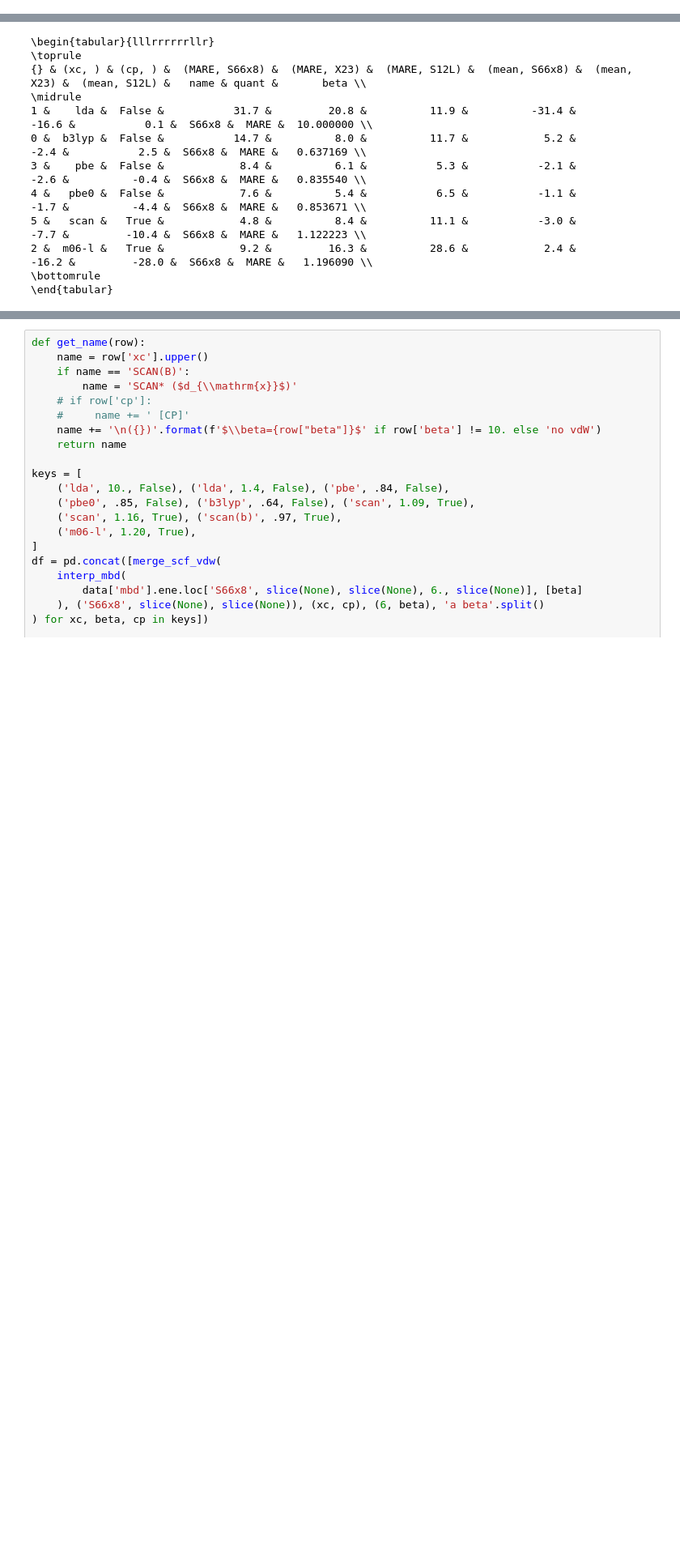
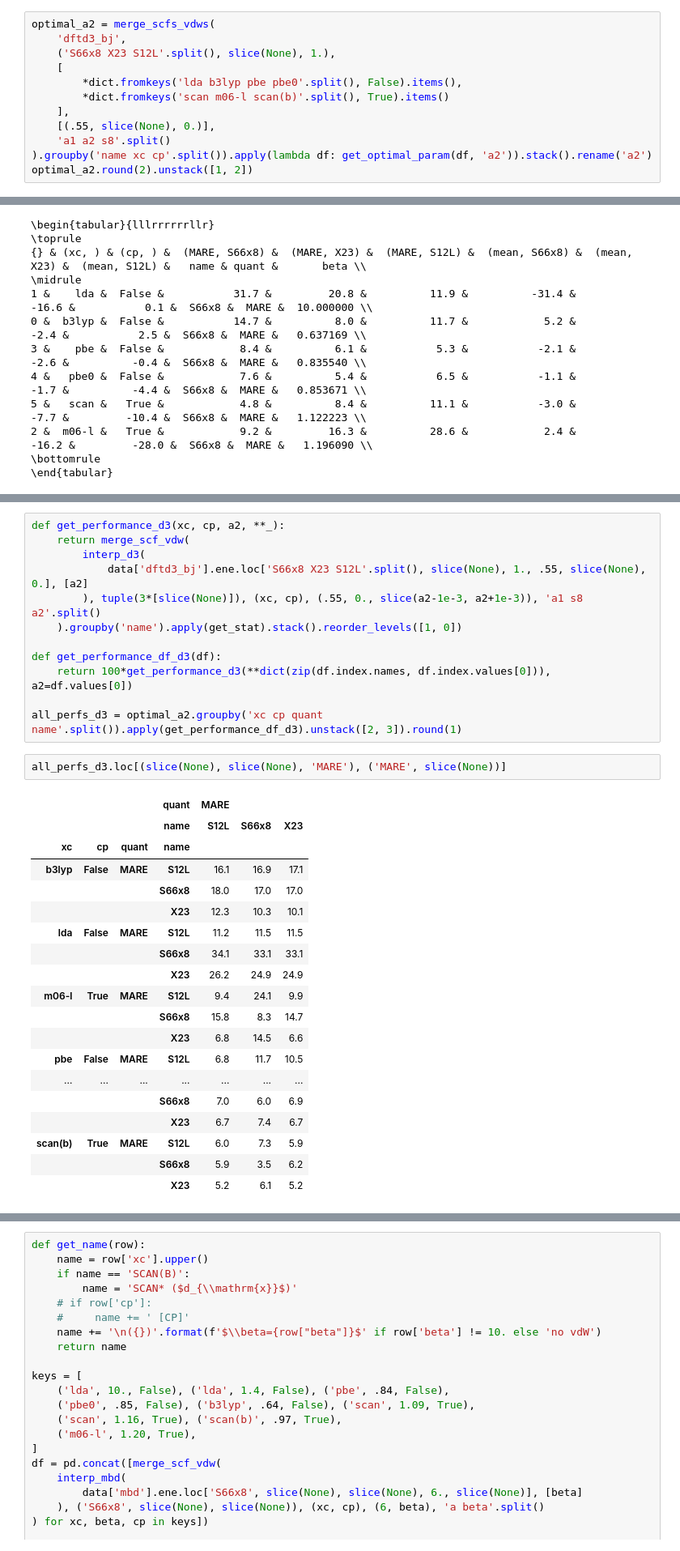
Before and after one commit to azag0/dft-vdw-range, a Jupyter notebook: src/2017-05-05-figures.ipynb, the cells around one changed output, grey strips where cells are left out. Shown at 81% size. Drawn from its saved outputs; the diff is of its cells as text; blank space fills up the shorter version.

```diff
--- a/src/2017-05-05-figures.ipynb
+++ b/src/2017-05-05-figures.ipynb
@@ -168,0 +201,12 @@ optimal_beta.round(2).unstack([1, 2])
+# %%
+optimal_a2 = merge_scfs_vdws(
+    'dftd3_bj',
+    ('S66x8 X23 S12L'.split(), slice(None), 1.),
+    [
+        *dict.fromkeys('lda b3lyp pbe pbe0'.split(), False).items(),
+        *dict.fromkeys('scan m06-l scan(b)'.split(), True).items()
+    ],
+    [(.55, slice(None), 0.)],
+    'a1 a2 s8'.split()
+).groupby('name xc cp'.split()).apply(lambda df: get_optimal_param(df, 'a2')).stack().rename('a2')
+optimal_a2.round(2).unstack([1, 2])
@@ -236,0 +340,34 @@ print(
+# %%
+def get_performance_d3(xc, cp, a2, **_):
+    return merge_scf_vdw(
+        interp_d3(
+            data['dftd3_bj'].ene.loc['S66x8 X23 S12L'.split(), slice(None), 1., .55, slice(None), 0.], [a2]
+        ), tuple(3*[slice(None)]), (xc, cp), (.55, 0., slice(a2-1e-3, a2+1e-3)), 'a1 s8 a2'.split()
+    ).groupby('name').apply(get_stat).stack().reorder_levels([1, 0])
+
+def get_performance_df_d3(df):
+    return 100*get_performance_d3(**dict(zip(df.index.names, df.index.values[0])), a2=df.values[0])
+
+all_perfs_d3 = optimal_a2.groupby('xc cp quant name'.split()).apply(get_performance_df_d3).unstack([2, 3]).round(1)
+# %%
+all_perfs_d3.loc[(slice(None), slice(None), 'MARE'), ('MARE', slice(None))]
+# %% [output]
+|  |  |  | quant | MARE |  |  |
+|  |  |  | name | S12L | S66x8 | X23 |
+| xc | cp | quant | name |  |  |  |
+| b3lyp | False | MARE | S12L | 16.1 | 16.9 | 17.1 |
+|  |  |  | S66x8 | 18.0 | 17.0 | 17.0 |
+|  |  |  | X23 | 12.3 | 10.3 | 10.1 |
+| lda | False | MARE | S12L | 11.2 | 11.5 | 11.5 |
+|  |  |  | S66x8 | 34.1 | 33.1 | 33.1 |
+|  |  |  | X23 | 26.2 | 24.9 | 24.9 |
+| m06-l | True | MARE | S12L | 9.4 | 24.1 | 9.9 |
+|  |  |  | S66x8 | 15.8 | 8.3 | 14.7 |
+|  |  |  | X23 | 6.8 | 14.5 | 6.6 |
+| pbe | False | MARE | S12L | 6.8 | 11.7 | 10.5 |
+| ... | ... | ... | ... | ... | ... | ... |
+|  |  |  | S66x8 | 7.0 | 6.0 | 6.9 |
+|  |  |  | X23 | 6.7 | 7.4 | 6.7 |
+| scan(b) | True | MARE | S12L | 6.0 | 7.3 | 5.9 |
+|  |  |  | S66x8 | 5.9 | 3.5 | 6.2 |
+|  |  |  | X23 | 5.2 | 6.1 | 5.2 |
```
Also changed, not shown: parts of 10 cells of this notebook, 7 other files.
